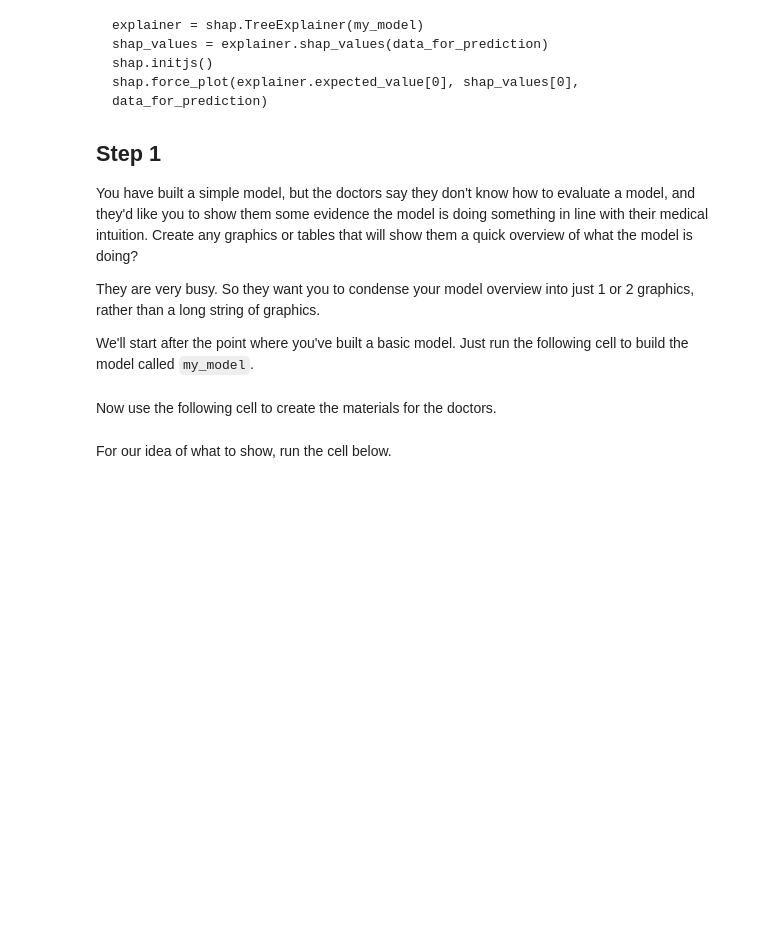
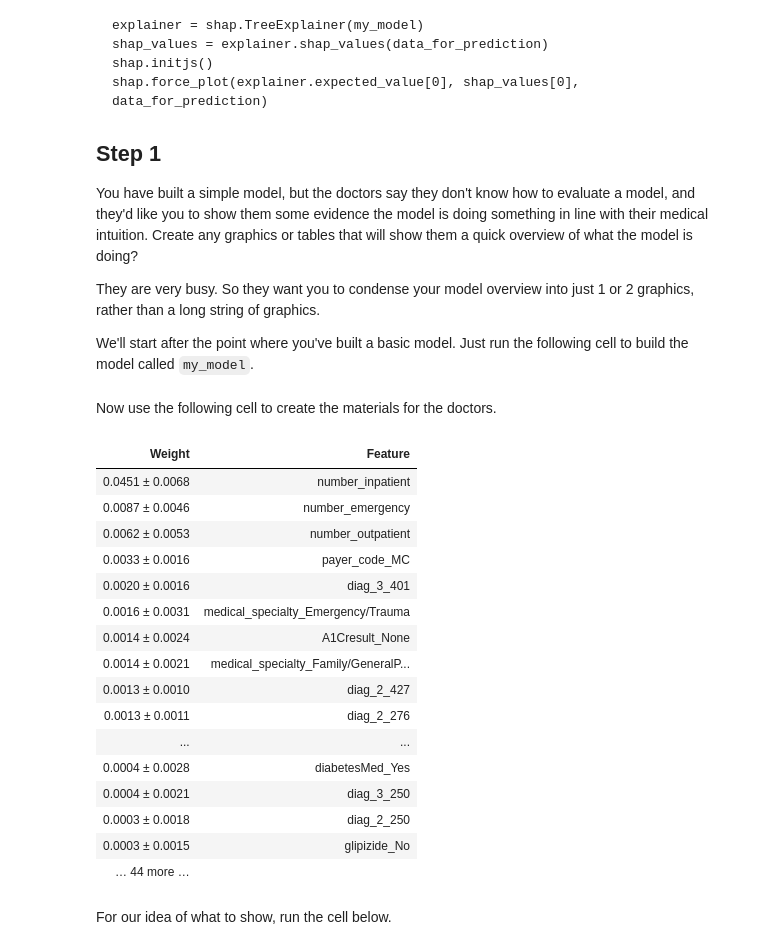
Before and after one commit to RanjaKen/MachineLearningExplainability, a Jupyter notebook: exercise-shap-values.ipynb, the cells around one changed output. Cells and saved outputs as stored; diff of their text form; code cells hidden in the pictures; blank space fills up the shorter version.

```diff
--- a/exercise-shap-values.ipynb
+++ b/exercise-shap-values.ipynb
@@ -125,7 +125,28 @@ Now use the following cell to create the materials for the doctors.
 # %%
 # Your code here
 import eli5
 from eli5.sklearn import PermutationImportance
+
+perm= PermutationImportance(my_model, random_state=1).fit(val_X, val_y)
+eli5.show_weights(perm, feature_names= val_X.columns.tolist())
+# %% [output]
+| Weight | Feature |
+| 0.0451 ± 0.0068 | number_inpatient |
+| 0.0087 ± 0.0046 | number_emergency |
+| 0.0062 ± 0.0053 | number_outpatient |
+| 0.0033 ± 0.0016 | payer_code_MC |
+| 0.0020 ± 0.0016 | diag_3_401 |
+| 0.0016 ± 0.0031 | medical_specialty_Emergency/Trauma |
+| 0.0014 ± 0.0024 | A1Cresult_None |
+| 0.0014 ± 0.0021 | medical_specialty_Family/GeneralP... |
+| 0.0013 ± 0.0010 | diag_2_427 |
+| 0.0013 ± 0.0011 | diag_2_276 |
+| ... | ... |
+| 0.0004 ± 0.0028 | diabetesMed_Yes |
+| 0.0004 ± 0.0021 | diag_3_250 |
+| 0.0003 ± 0.0018 | diag_2_250 |
+| 0.0003 ± 0.0015 | glipizide_No |
+| … 44 more … |  |
 # %% [markdown]
 For our idea of what to show, run the cell below.
 # %%
```
Also changed, not shown: parts of 1 cell of this notebook.
